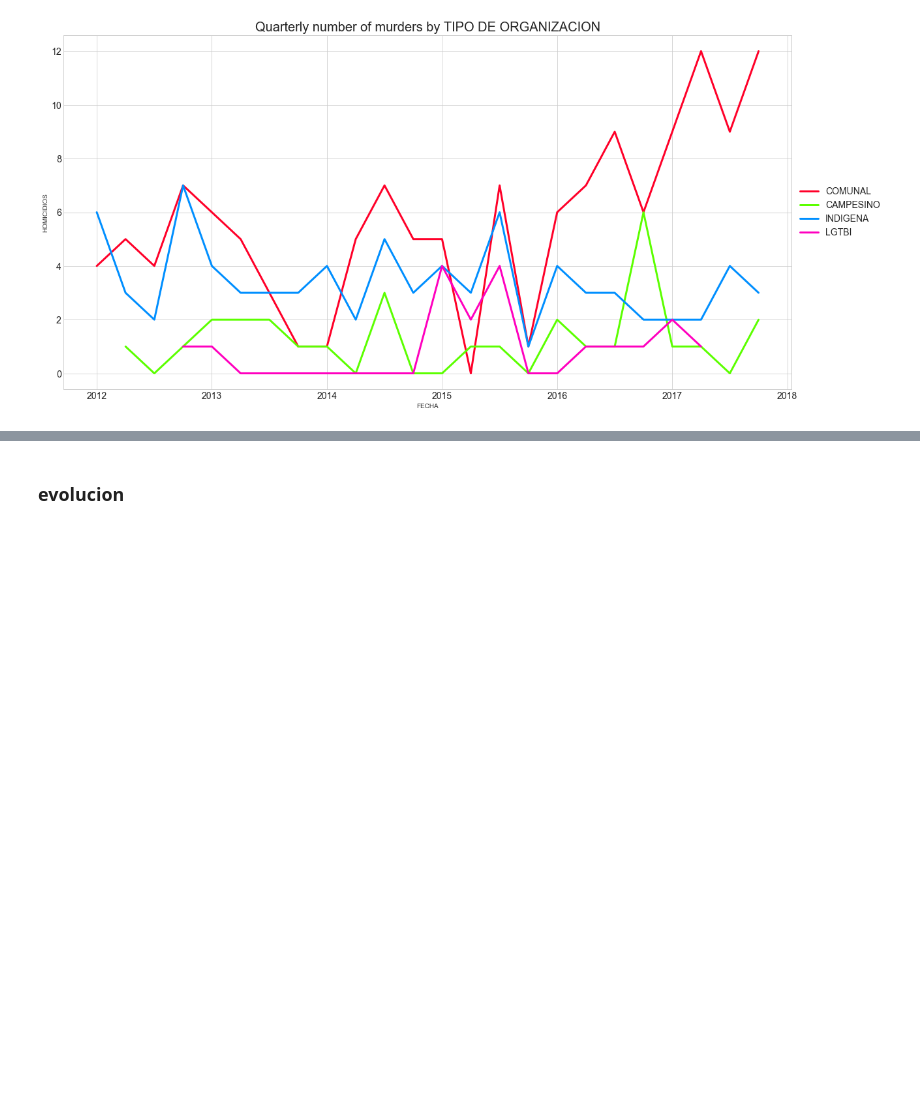
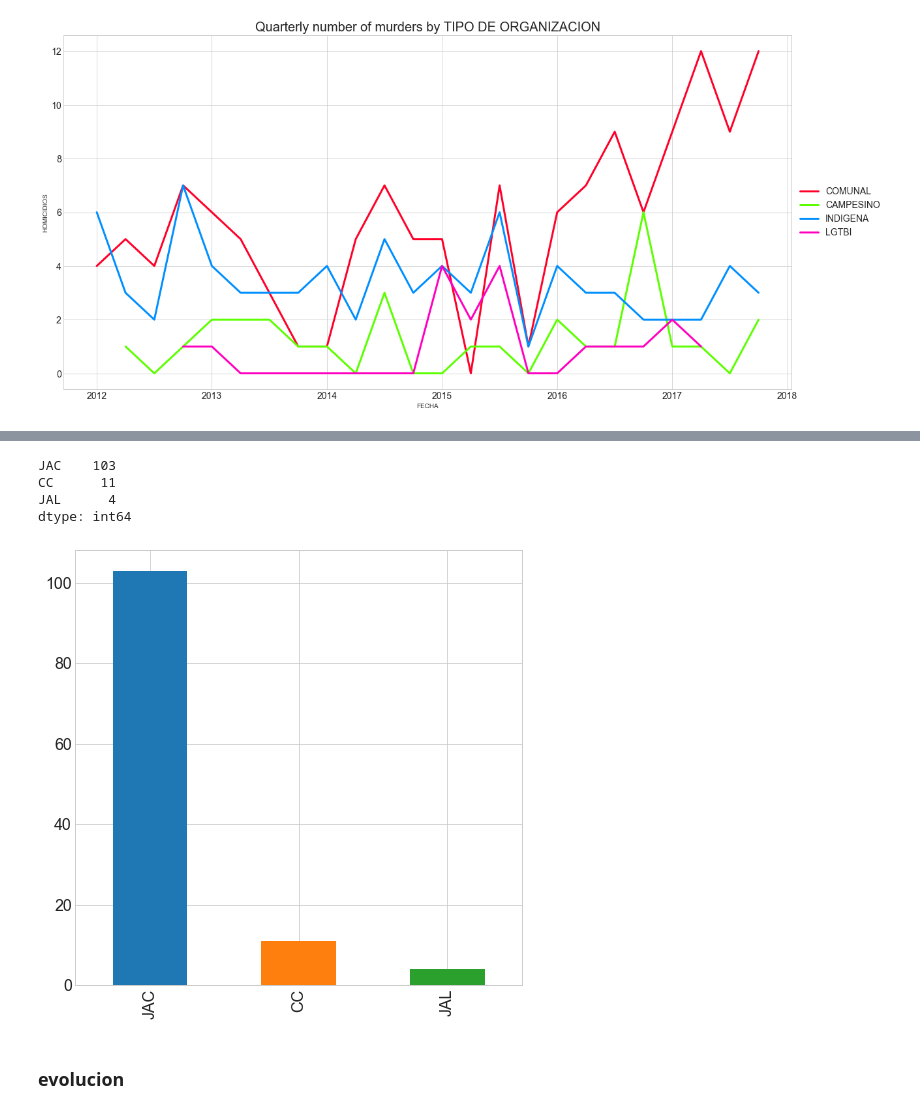
Before and after one commit to benbo/SocialLeaders, a Jupyter notebook: Plots_paper.ipynb, the cells around one changed output, grey strips where cells are left out. Saved outputs shown, nothing was run; the diff lists cells and outputs as text; code cells hidden in the pictures; blank space fills up the shorter version.

```diff
--- a/Plots_paper.ipynb
+++ b/Plots_paper.ipynb
@@ -391,3 +409,16 @@ plt.show()
+# %%
+counts = data_social[['JAC','CC','JAL']].sum(0)
+print(counts)
+plt.figure(figsize=(8,8))
+counts.plot(kind='bar')
+plt.savefig('ImagesPaper/JAC_JAL_CC_bar.png')
+plt.show()
+# %% [output]
+JAC    103
+CC      11
+JAL      4
+dtype: int64
+[figure, added]
 # %% [markdown]
 ### evolucion
 # %%
```
Also changed, not shown: parts of 81 cells of this notebook, 1 other file.
